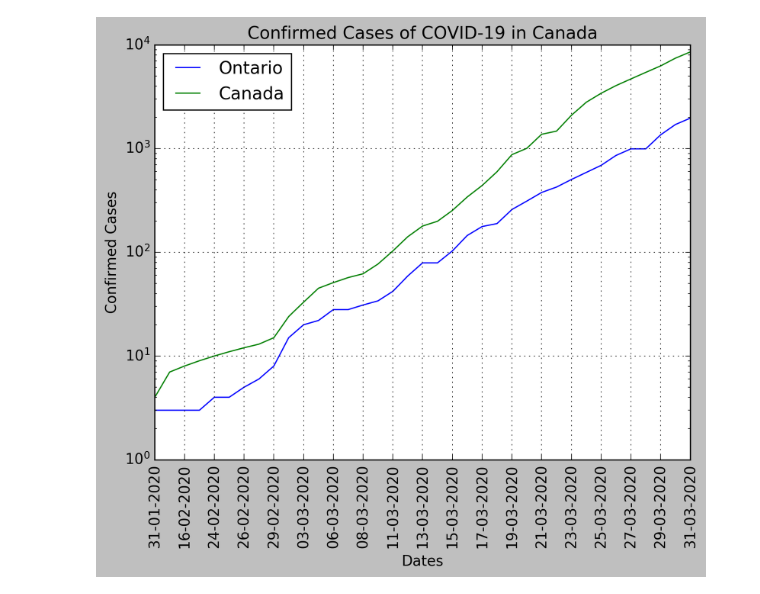
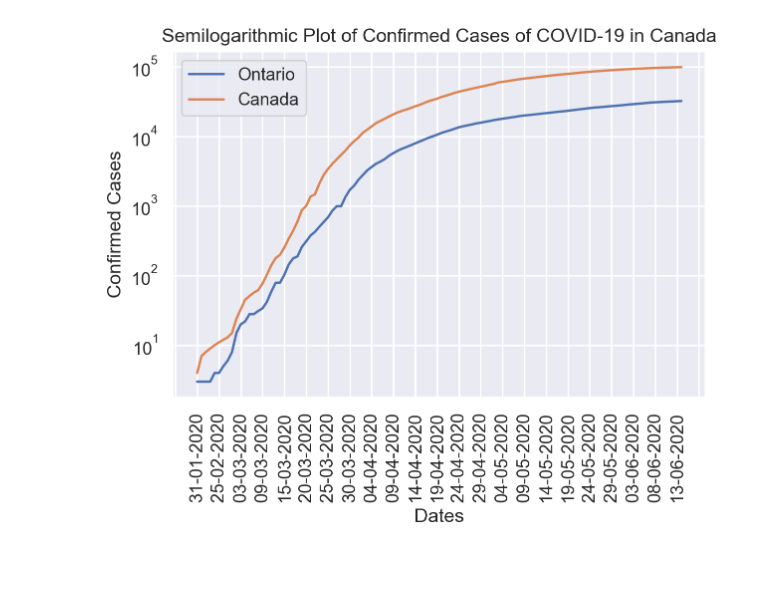
Before and after one commit to MichaszJ/Ontario-COVID-19, a Jupyter notebook: Ontario-COVID-19.ipynb, the cells around one changed output. Cells and saved outputs as stored; diff of their text form; code cells hidden in the pictures; blank space fills up the shorter version.

```diff
--- a/Ontario-COVID-19.ipynb
+++ b/Ontario-COVID-19.ipynb
@@ -27,5 +15 @@ ontario.head()
-# %%
-# extracting confirmed cases and dates
-confirmedCases = ontario.transpose().iloc[7]
-dates = ontario.transpose().iloc[3]
 # %%
@@ -63,0 +47,18 @@ canada.head()
+# %%
+# plotting number of hospitalized, ICU, ventilated
+sns.set()
+fig, ax = plt.subplots(dpi=230)
+
+ax.plot(report_dates.iloc[0:], patients_hospitalized.iloc[0:], label='In Hospital')
+ax.plot(report_dates.iloc[0:], patients_icu.iloc[0:], label='In ICU')
+ax.plot(report_dates.iloc[0:], patients_icu_vent.iloc[0:], label='In ICU on Ventilator')
+
+ax.set_xlabel('Dates')
+ax.set_ylabel('Number of Patients')
+ax.set_title('COVID-19 Patient Data in Ontario')
+
+plt.xticks(rotation=90)
+ax.xaxis.set_major_locator(plt.MultipleLocator(4))
+
+plt.legend()
+plt.show()
@@ -64,21 +67,24 @@ canada.head()
+# %%
+# extracting confirmed cases in all of Canada
+canada_data = total_data.loc[total_data['pruid'] == 1]
+
+canada_confirmed_cases = canada_data.transpose().iloc[7]
 # %%
-canadaConfirmedCases = canada.transpose().iloc[7]
-
-plt.style.use('classic')
+# semilog plot comparing cases in Ontario to Canda
+sns.set()
 fig, ax = plt.subplots(dpi=230)
 
-ax.semilogy(dates.iloc[0:], confirmedCases.iloc[0:], label='Ontario')
-ax.semilogy(dates.iloc[0:], canadaConfirmedCases.iloc[0:], label='Canada')
+ax.semilogy(dates.iloc[0:], ontario_confirmed_cases.iloc[0:], label='Ontario')
+ax.semilogy(dates.iloc[0:], canada_confirmed_cases.iloc[0:], label='Canada')
 
 ax.set_xlabel('Dates')
 ax.set_ylabel('Confirmed Cases')
-ax.set_title('Confirmed Cases of COVID-19 in Canada')
+ax.set_title('Semilogarithmic Plot of Confirmed Cases of COVID-19 in Canada')
 
 plt.xticks(rotation=90)
-ax.xaxis.set_major_locator(plt.MultipleLocator(2))
+ax.xaxis.set_major_locator(plt.MultipleLocator(5))
 
 plt.legend(loc=2)
-plt.grid()
 plt.show()
 # %% [output]
-[figure, old version]
+[figure, new version]
```
Also changed, not shown: parts of 7 cells of this notebook.
